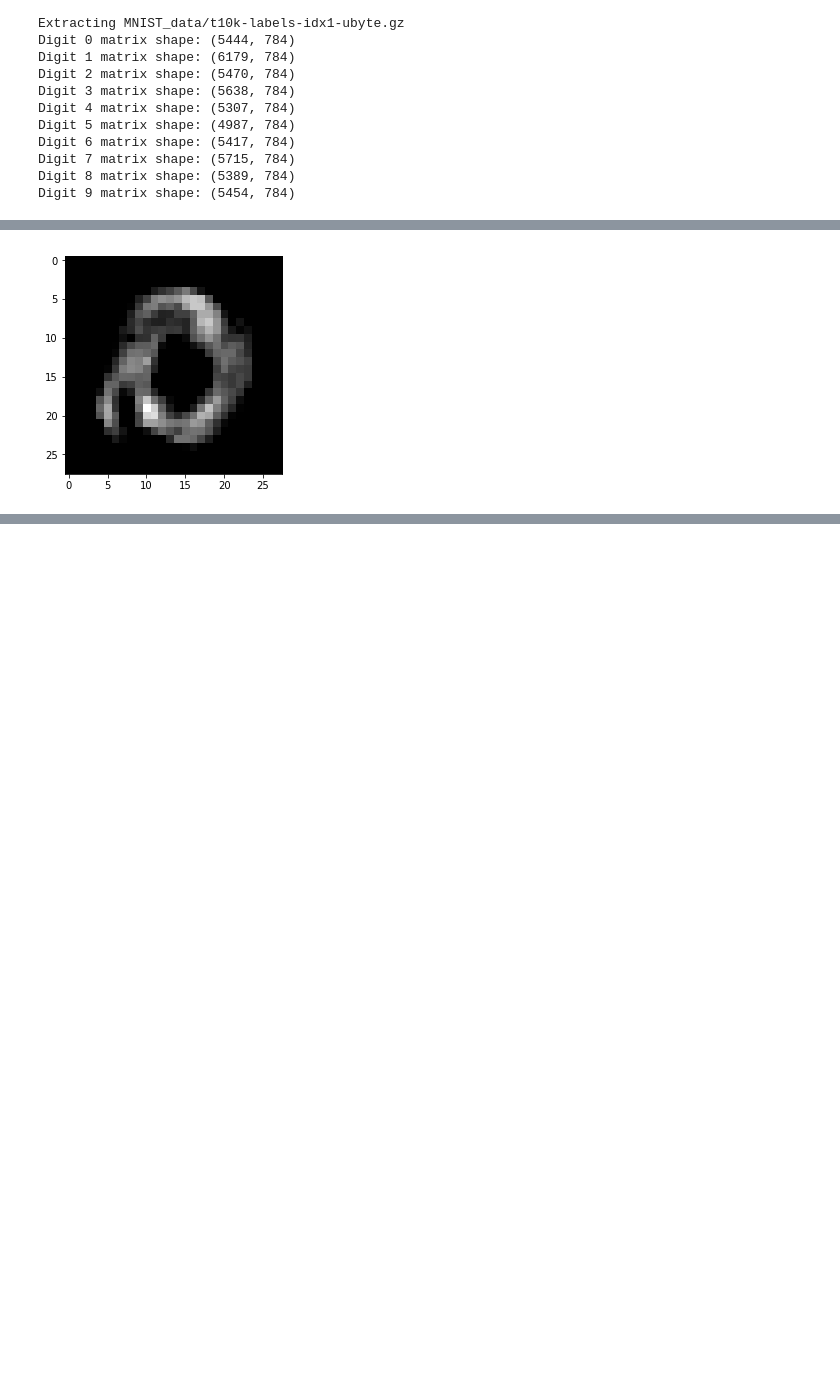
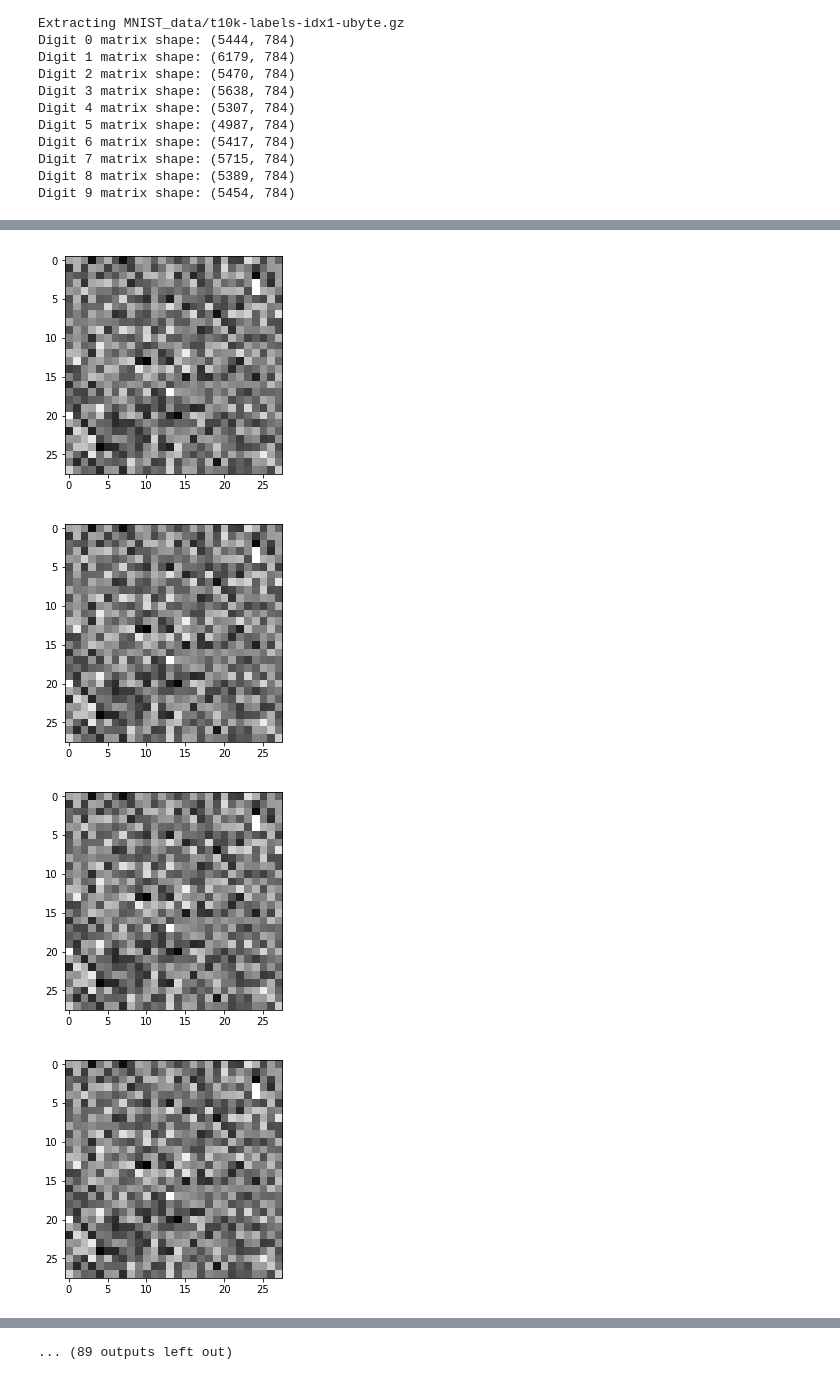
Before and after one commit to Andrewnetwork/DeepLearningInvestigations, a Jupyter notebook: MNIST/SamplingMNISTAutoencoder.ipynb, the cells around one changed output, grey strips where cells are left out. Cells and saved outputs as stored; diff of their text form; code cells hidden in the pictures; blank space fills up the shorter version.

```diff
--- a/MNIST/SamplingMNISTAutoencoder.ipynb
+++ b/MNIST/SamplingMNISTAutoencoder.ipynb
@@ -96,0 +170,7 @@ Epoch 100/100
+# %%
+ae1 = simpleAE(10,784,'sigmoid','sigmoid')
+ae1.compile(optimizer='adadelta', loss='binary_crossentropy')
+
+history = ae1.fit(digitDict[1], digitDict[1],
+                    epochs=100,
+                    batch_size=1,verbose=1)
@@ -96,0 +195,12 @@ Epoch 100/100
+# %%
+out = ae1.output
+layers = ae1.trainable_weights
+gradients = K.gradients(out,layers)
+
+randSample = np.random.binomial(1,.5,(1,28*28))
+
+sess = tf.InteractiveSession()
+sess.run(tf.initialize_all_variables())
+evaluated_gradients = sess.run(gradients,feed_dict={ae1.input:randSample})
+
+len(evaluated_gradients[0][0])
@@ -96,0 +209,13 @@ Epoch 100/100
+# %%
+gradients = K.gradients(ae1.output,ae1.input)
+
+randSample = np.random.binomial(1,.5,(1,28*28))
+
+sess.run(tf.initialize_all_variables())
+evaluated_gradients = sess.run(gradients,feed_dict={ae1.input:randSample})
+
+samp = ae1.predict(randSample)
+plt.imshow( ae1.predict((randSample - evaluated_gradients[0][0])).reshape(28,28),cmap="gray" )
+plt.show()
+plt.imshow(samp.reshape(28,28),cmap="gray")
+plt.show()
@@ -97,6 +225,16 @@ Epoch 100/100
 # %%
-res = ae1.predict(np.random.binomial(1,.5,(1,28*28)))
-plt.imshow(res.reshape(28,28),cmap="gray")
+randSample = np.random.binomial(1,.5,(1,28*28))
+res = ae1.predict(randSample - evaluated_gradients[0][0])
+
+for i in range(100):
+    res = ae1.predict(res - evaluated_gradients[0][0])
+    plt.imshow( res.reshape(28,28),cmap="gray" )
+    plt.show()
+
+plt.imshow( res.reshape(28,28),cmap="gray" )
 plt.show()
 # %% [output]
-[figure, old version]
+[figure, new version]
+[figure, added]
+[figure, added]
+[figure, added]
@@ -102,0 +249 @@ plt.show()
+... (89 outputs left out)
```
Also changed, not shown: parts of 26 cells of this notebook, 2 other files.
